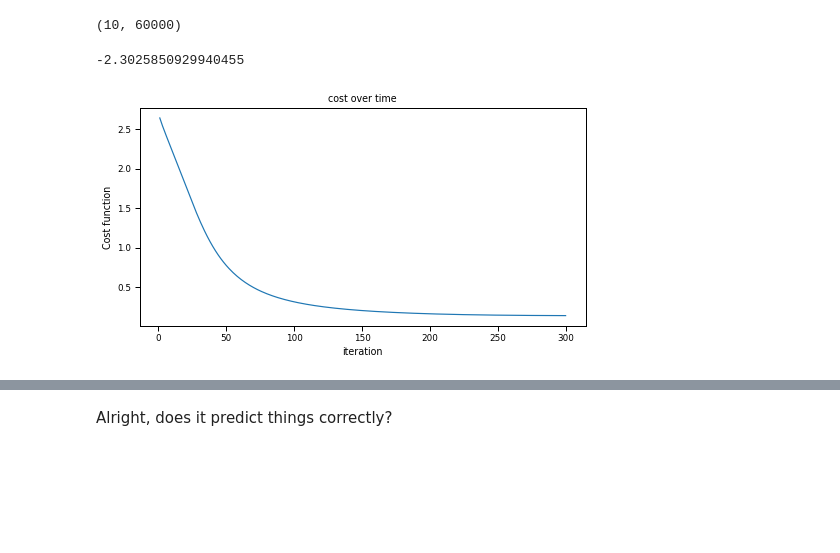
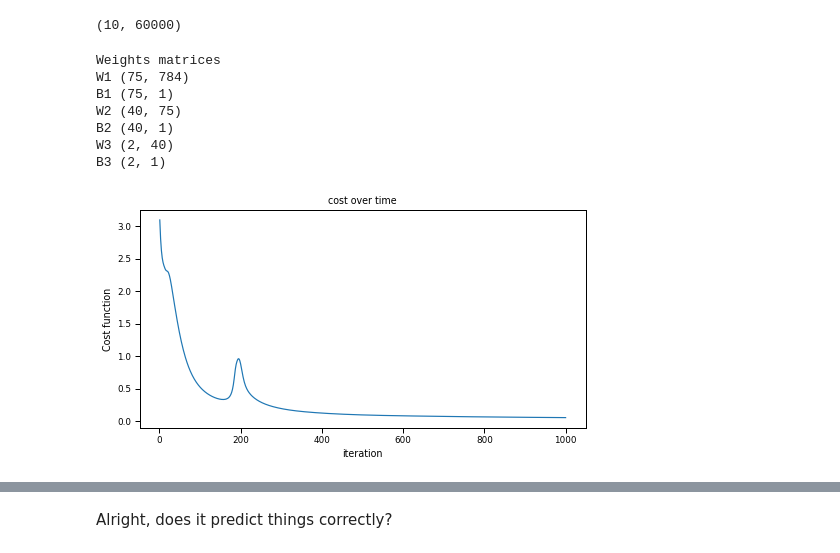
Before and after one commit to jakelourie1502/Neural_network_from_scratch, a Jupyter notebook: mnist_neural_net_from_scratch.ipynb, the cells around one changed output, grey strips where cells are left out. Saved outputs shown, nothing was run; the diff lists cells and outputs as text; code cells hidden in the pictures; blank space fills up the shorter version.

```diff
--- a/mnist_neural_net_from_scratch.ipynb
+++ b/mnist_neural_net_from_scratch.ipynb
@@ -119,8 +119,6 @@ dict_of_FP_values, Cost = forward_prop(dict_of_weights,x_train_flat,bin_y_train)
 Worth nothing, that everything is positive - this kind of makes sense because right now the dumb model can be improved by just setting everything to 0 (as only 10% of outputs are "1")
 
 Let's keep going back through the differentials
-# %%
-differentiat_dict = {} #putting this here for later
 # %%
 def back_prop_one_layer_from_A_to_previous_A(cost_of_that_A, Z, prev_A,W):
         #going back from A to z
@@ -297,8 +285,6 @@ for iteration in range(iterations):
 
     #then, do the gradient descent. Nothing stored, the weights just update and we re-use the new values in forward prop.
     gradient_descent(learning_rate, dict_of_weights_2, differentiat_dict_bin)
-    if iteration % 30 == 0:
-        print(Cost)
 # %% [output]
 Weights matrices
 W1 (50, 784)
@@ -470,7 +457,7 @@ iterations_SM = 300
 
 def soft_max_iteration(learning_rate, iterations, x_train, y_train):
     cost_softmax = []
-    dict_of_weights_softmax = init_weights(x_train, 80, 80, y_train.shape[0])
+    dict_of_weights_softmax = init_weights(x_train, 75, 40, y_train.shape[0])
 
     for iteration in range(iterations):
 
@@ -489,19 +476,25 @@ def soft_max_iteration(learning_rate, iterations, x_train, y_train):
     return cost_softmax, dict_of_FP_values_softmax, dict_of_weights_softmax
 # %%
 #running the function
-cost_softmax_binary, dict_of_FP_values_softmax_binary, dict_of_weights_softmax_bianry = soft_max_iteration(learning_rate, iterations, x_train_binary, one_hot_y_train)
+cost_softmax_binary, dict_of_FP_values_softmax_binary, dict_of_weights_softmax_binary = soft_max_iteration(learning_rate, iterations, x_train_binary, one_hot_y_train)
 # %% [output]
--2.3025850929940455
+Weights matrices
+W1 (75, 784)
+B1 (75, 1)
+W2 (40, 75)
+B2 (40, 1)
+W3 (2, 40)
+B3 (2, 1)
 # %%
 def plot_cost_over_time(cost_list, iterations):
     sns.set_context('paper')
     fig = plt.figure(figsize=(8,4))
     ax = sns.lineplot(np.linspace(1,iterations,iterations),cost_list)
     ax.set_title('cost over time')
     ax.set_ylabel('Cost function')
     ax.set_xlabel('iteration')
     plt.show()
 
-plot_cost_over_time(cost_softmax_binary, iterations_SM)
+plot_cost_over_time(cost_softmax_binary, iterations)
 # %% [output]
-[figure, old version]
+[figure, new version]
```
Also changed, not shown: parts of 22 cells of this notebook.
